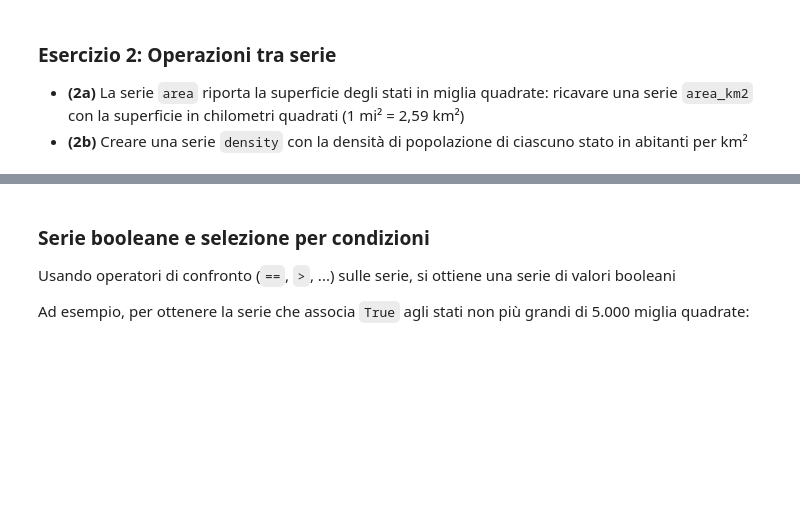
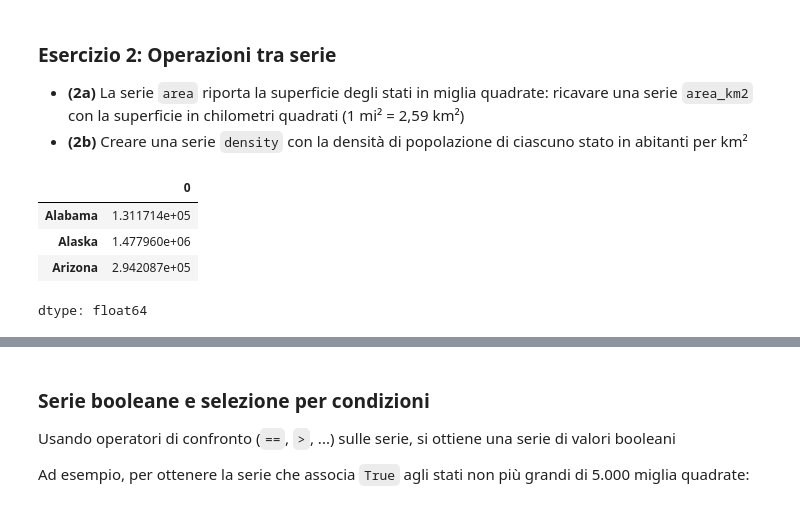
Before and after one commit to samuHouse/Data_Intensive_Lab, a Jupyter notebook: lab3/Analisi_Flussi_tra_Stati.nosol.ipynb, the cells around one changed output, grey strips where cells are left out. Saved outputs shown, nothing was run; the diff lists cells and outputs as text; code cells hidden in the pictures; blank space fills up the shorter version.

```diff
--- a/lab3/Analisi_Flussi_tra_Stati.nosol.ipynb
+++ b/lab3/Analisi_Flussi_tra_Stati.nosol.ipynb
@@ -336,0 +333,12 @@ density = ...
+# %%
+#2a
+# credo un semplice prodotto scalare sia sufficiente
+area_km2 = area * 2.59
+# esempio
+area_km2[:3]
+# %% [output]
+|  | 0 |
+| Alabama | 1.311714e+05 |
+| Alaska | 1.477960e+06 |
+| Arizona | 2.942087e+05 |
+dtype: float64
```
Also changed, not shown: parts of 24 cells of this notebook.
